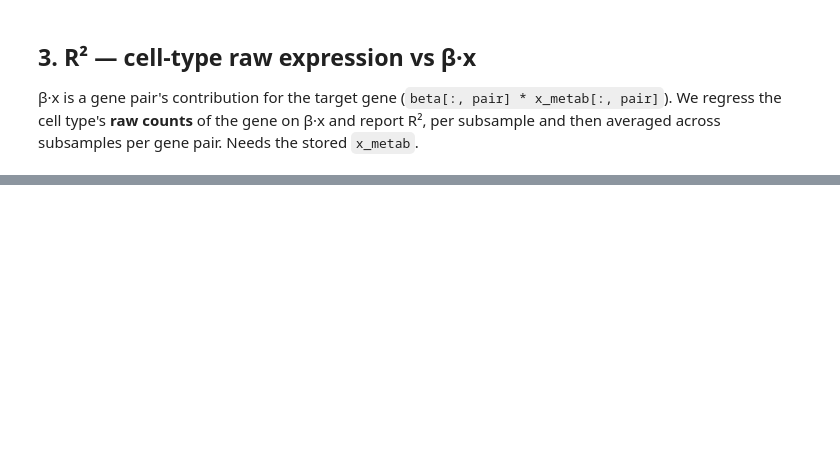
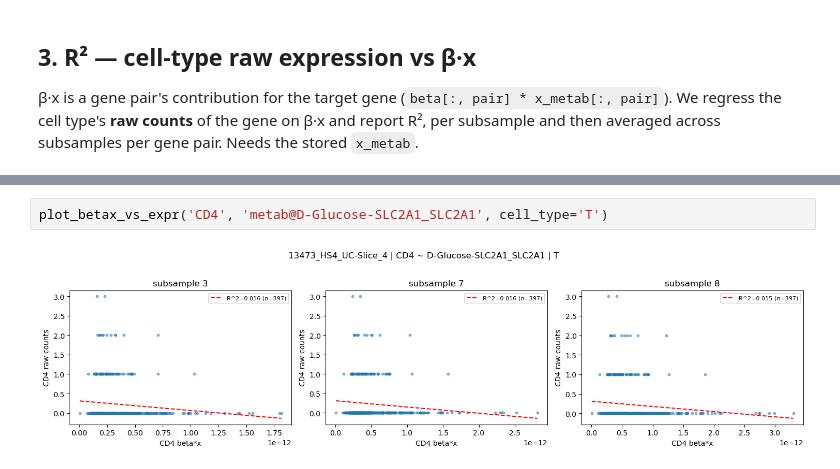
Before and after one commit to fosterea/MetabTravLR, a Jupyter notebook: metab_processing/Analysis/Foster/subsample_uc.ipynb, the cells around one changed output, grey strips where cells are left out. Drawn from its saved outputs; the diff is of its cells as text; blank space fills up the shorter version.

```diff
--- a/metab_processing/Analysis/Foster/subsample_uc.ipynb
+++ b/metab_processing/Analysis/Foster/subsample_uc.ipynb
@@ -324,0 +386,4 @@ if not _summ.empty:
+# %%
+plot_betax_vs_expr('CD4', 'metab@D-Glucose-SLC2A1_SLC2A1', cell_type='T')
+# %% [output]
+[figure, added]
```
Also changed, not shown: parts of 11 cells of this notebook, 1 other file.
